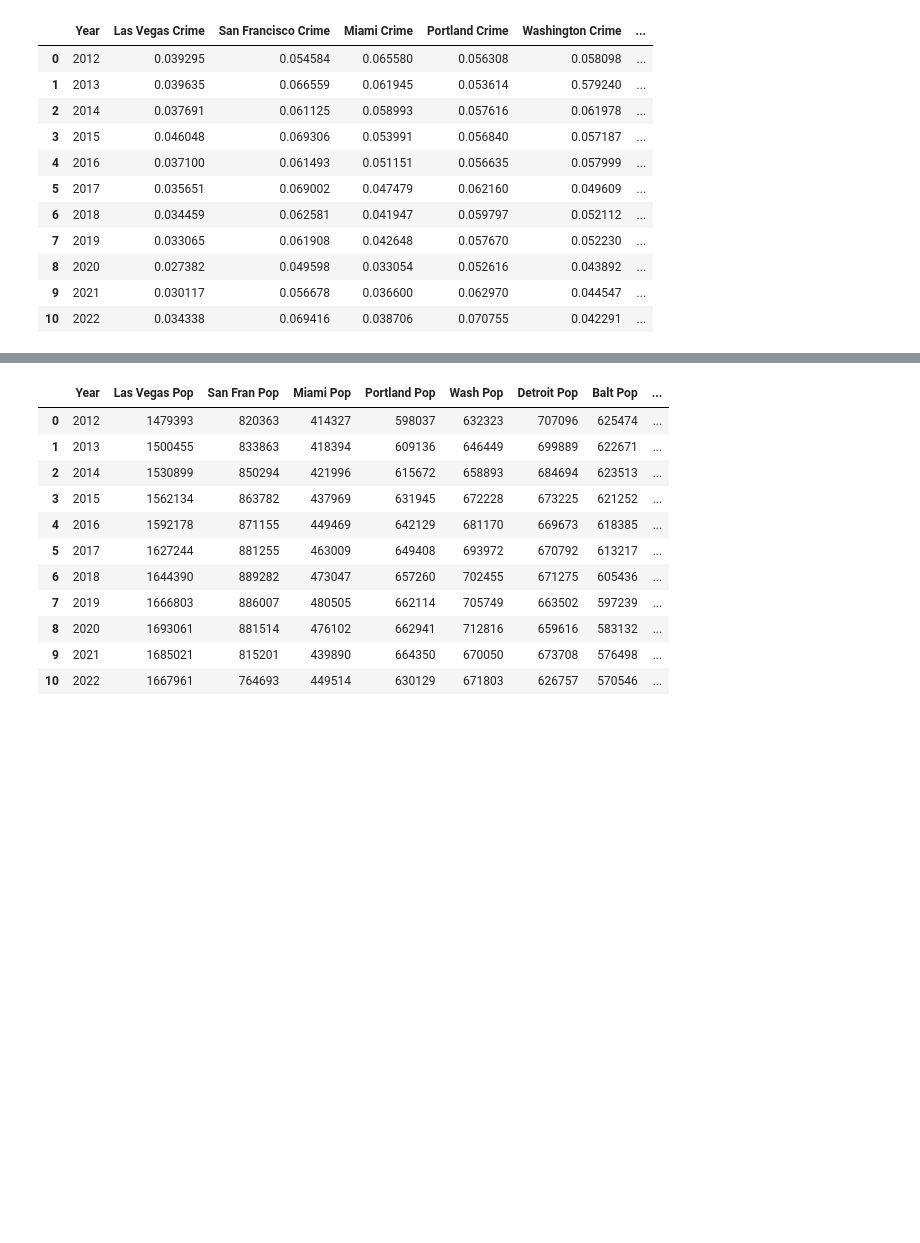
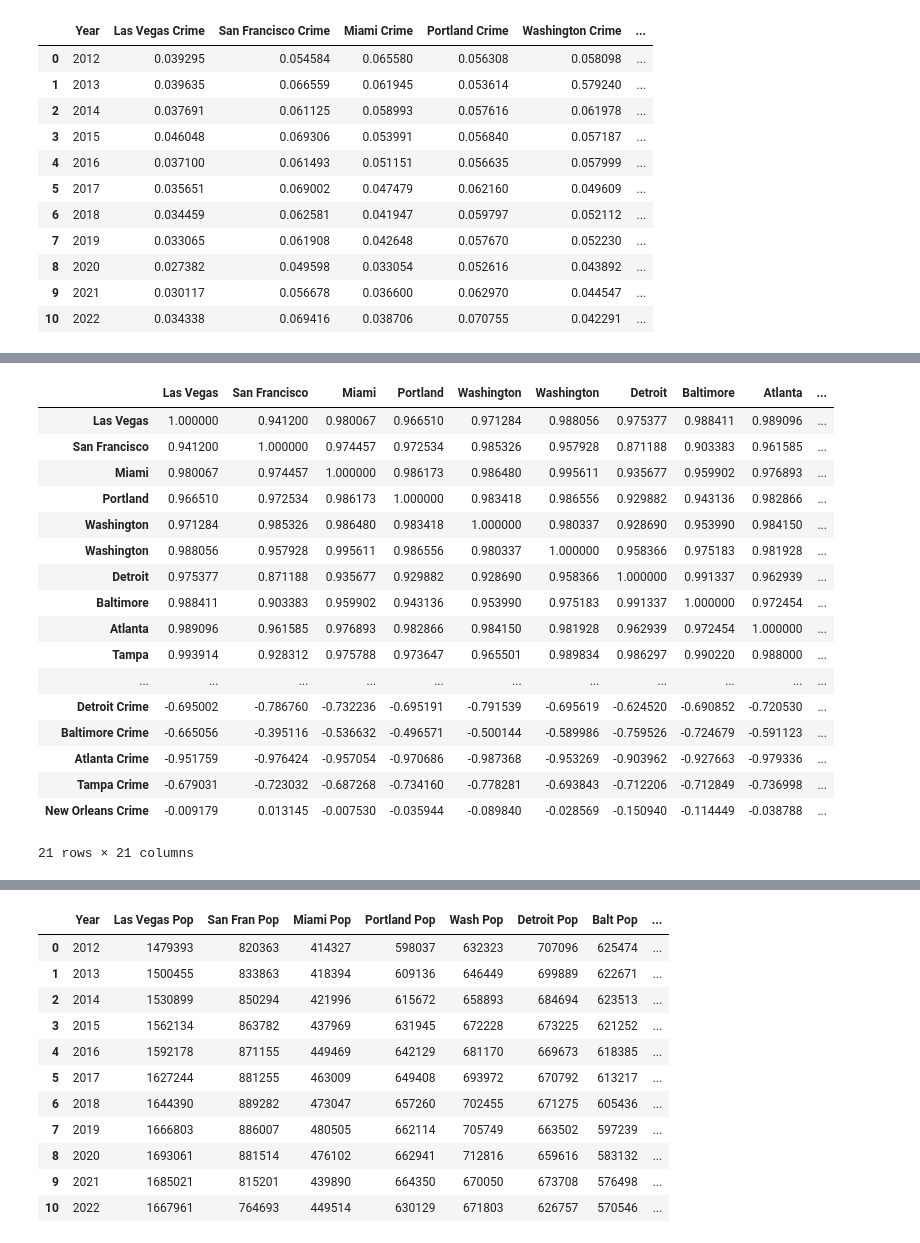
Before and after one commit to MWatkins87/Class_Project_Group_5, a Jupyter notebook: michael_sheridan.ipynb, the cells around one changed output, grey strips where cells are left out. Saved outputs shown, nothing was run; the diff lists cells and outputs as text; code cells hidden in the pictures; blank space fills up the shorter version.

```diff
--- a/michael_sheridan.ipynb
+++ b/michael_sheridan.ipynb
@@ -218,0 +229,22 @@ crime_vs_real_estate
+# %%
+pearson_correlation_matrix = crime_vs_real_estate.corr()
+pearson_correlation_matrix
+# %% [output]
+|  | Las Vegas | San Francisco | Miami | Portland | Washington | Washington | Detroit | Baltimore | Atlanta | ... |
+| Las Vegas | 1.000000 | 0.941200 | 0.980067 | 0.966510 | 0.971284 | 0.988056 | 0.975377 | 0.988411 | 0.989096 | ... |
+| San Francisco | 0.941200 | 1.000000 | 0.974457 | 0.972534 | 0.985326 | 0.957928 | 0.871188 | 0.903383 | 0.961585 | ... |
+| Miami | 0.980067 | 0.974457 | 1.000000 | 0.986173 | 0.986480 | 0.995611 | 0.935677 | 0.959902 | 0.976893 | ... |
+| Portland | 0.966510 | 0.972534 | 0.986173 | 1.000000 | 0.983418 | 0.986556 | 0.929882 | 0.943136 | 0.982866 | ... |
+| Washington | 0.971284 | 0.985326 | 0.986480 | 0.983418 | 1.000000 | 0.980337 | 0.928690 | 0.953990 | 0.984150 | ... |
+| Washington | 0.988056 | 0.957928 | 0.995611 | 0.986556 | 0.980337 | 1.000000 | 0.958366 | 0.975183 | 0.981928 | ... |
+| Detroit | 0.975377 | 0.871188 | 0.935677 | 0.929882 | 0.928690 | 0.958366 | 1.000000 | 0.991337 | 0.962939 | ... |
+| Baltimore | 0.988411 | 0.903383 | 0.959902 | 0.943136 | 0.953990 | 0.975183 | 0.991337 | 1.000000 | 0.972454 | ... |
+| Atlanta | 0.989096 | 0.961585 | 0.976893 | 0.982866 | 0.984150 | 0.981928 | 0.962939 | 0.972454 | 1.000000 | ... |
+| Tampa | 0.993914 | 0.928312 | 0.975788 | 0.973647 | 0.965501 | 0.989834 | 0.986297 | 0.990220 | 0.988000 | ... |
+| ... | ... | ... | ... | ... | ... | ... | ... | ... | ... | ... |
+| Detroit Crime | -0.695002 | -0.786760 | -0.732236 | -0.695191 | -0.791539 | -0.695619 | -0.624520 | -0.690852 | -0.720530 | ... |
+| Baltimore Crime | -0.665056 | -0.395116 | -0.536632 | -0.496571 | -0.500144 | -0.589986 | -0.759526 | -0.724679 | -0.591123 | ... |
+| Atlanta Crime | -0.951759 | -0.976424 | -0.957054 | -0.970686 | -0.987368 | -0.953269 | -0.903962 | -0.927663 | -0.979336 | ... |
+| Tampa Crime | -0.679031 | -0.723032 | -0.687268 | -0.734160 | -0.778281 | -0.693843 | -0.712206 | -0.712849 | -0.736998 | ... |
+| New Orleans Crime | -0.009179 | 0.013145 | -0.007530 | -0.035944 | -0.089840 | -0.028569 | -0.150940 | -0.114449 | -0.038788 | ... |
+21 rows × 21 columns
```
Also changed, not shown: parts of 19 cells of this notebook.
